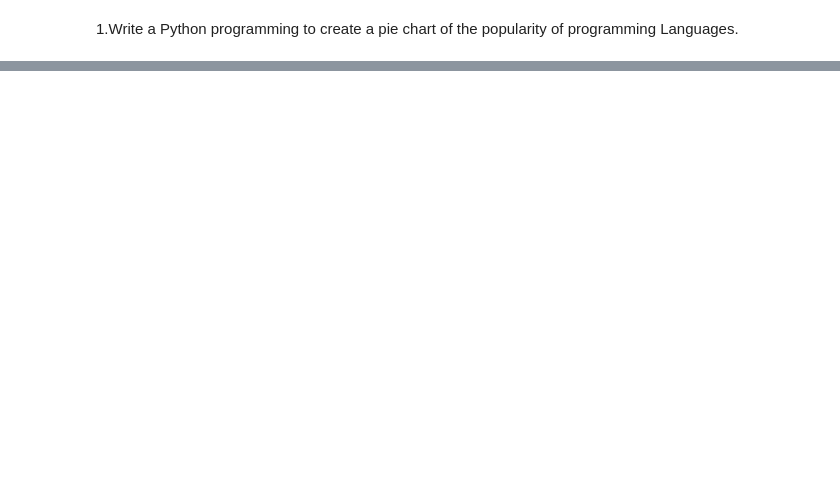
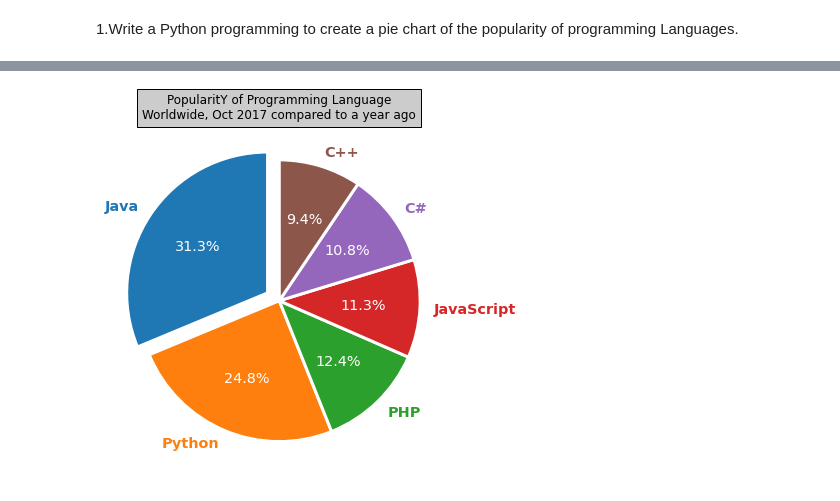
Before and after one commit to shaikhfarzana/Python-Libraries, a Jupyter notebook: Matplotlib_Piechart_Problems/Matplotlib_Piechart_Problems.ipynb, the cells around one changed output, grey strips where cells are left out. Drawn from its saved outputs; the diff is of its cells as text; code cells hidden in the pictures; blank space fills up the shorter version.

```diff
--- a/Matplotlib_Piechart_Problems/Matplotlib_Piechart_Problems.ipynb
+++ b/Matplotlib_Piechart_Problems/Matplotlib_Piechart_Problems.ipynb
@@ -45,0 +47,37 @@ if __name__ == "__main__":
+# %%
+import matplotlib.pyplot as plt
+
+def draw_pie_chart():
+    """
+       Description:
+          Function is used to draw pie chart.
+       Parameter:
+          No parameter required.
+       Return:
+          Returns nothing.
+    """
+    popuratity = [22.2, 17.6, 8.8, 8, 7.7, 6.7]
+    languages = 'Java', 'Python', 'PHP', 'JavaScript', 'C#', 'C++'
+    fig, ax = plt.subplots(figsize=(6, 6))
+    explode = (0.1, 0, 0, 0,0,0)
+    patches, texts, pcts = ax.pie(
+                                    popuratity, labels=languages, explode=explode, autopct='%.1f%%',
+                                    wedgeprops={'linewidth': 3.0, 'edgecolor': 'white'},
+                                    textprops={'size': 'x-large'},
+                                    startangle=90
+                                )
+    # For each wedge, set the corresponding text label color to the wedge's
+    # face color.
+    for i, patch in enumerate(patches):
+        texts[i].set_color(patch.get_facecolor())
+        plt.setp(pcts, color='white')
+        plt.setp(texts, fontweight=600)
+    plt.title("PopularitY of Programming Language\n" + "Worldwide, Oct 2017 compared to a year ago", bbox={'facecolor':'0.8', 'pad':5})
+
+
+    plt.tight_layout()
+
+if __name__ == "__main__":
+    draw_pie_chart()
+# %% [output]
+[figure, added]
```
Also changed, not shown: parts of 2 cells of this notebook.
